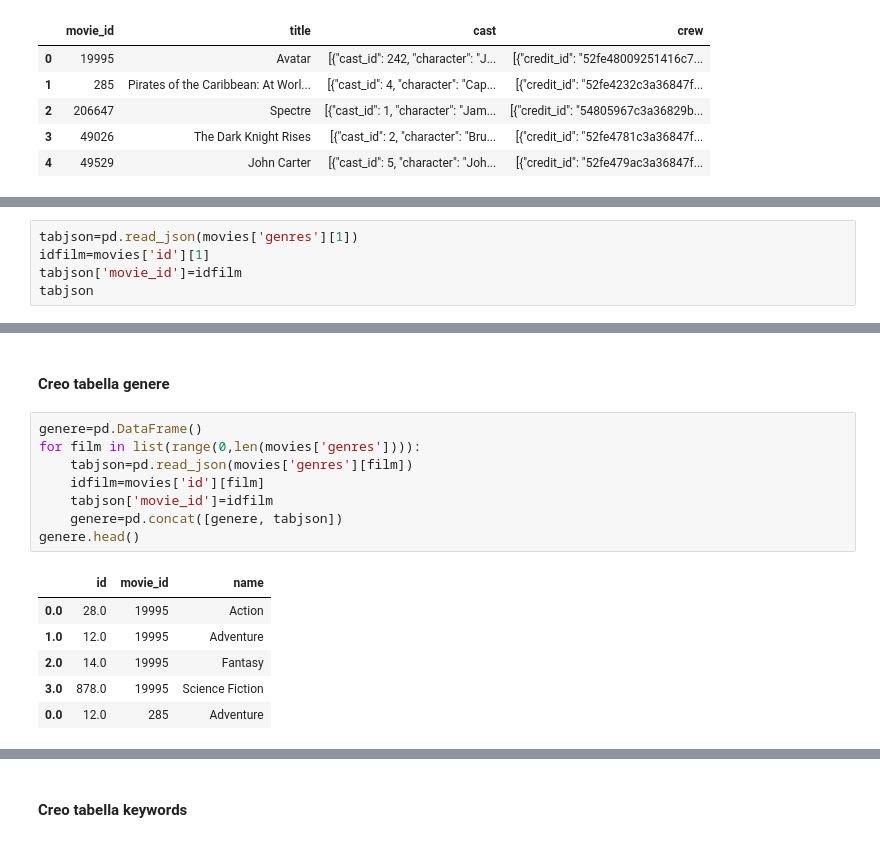
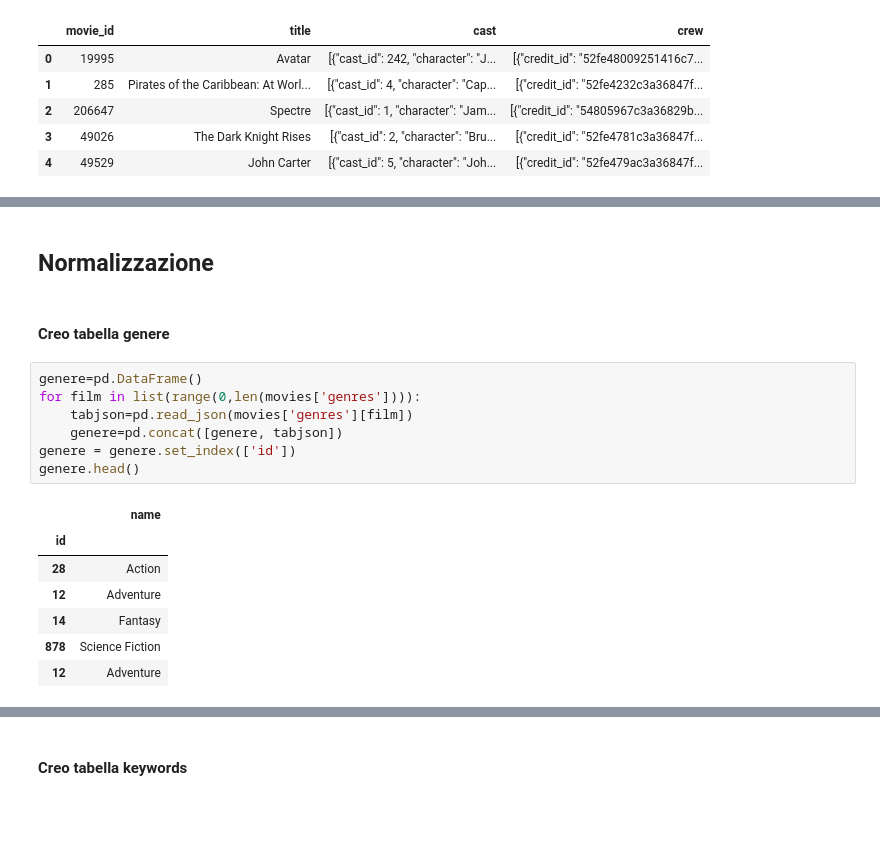
Before and after one commit to silviasantamaria/computerscience, a Jupyter notebook: Project+.ipynb, the cells around one changed output, grey strips where cells are left out. Saved outputs shown, nothing was run; the diff lists cells and outputs as text; blank space fills up the shorter version.

Commit message:
Normalizzazione

```diff
--- a/Project+.ipynb
+++ b/Project+.ipynb
@@ -33,5 +23,0 @@ Name: genres, dtype: object
-# %%
-tabjson=pd.read_json(movies['genres'][1])
-idfilm=movies['id'][1]
-tabjson['movie_id']=idfilm
-tabjson
@@ -65,17 +24,19 @@ vuoto[vuoto['movie_id']== 19995]
+# %% [markdown]
+## Normalizzazione
 # %% [markdown]
 #### Creo tabella genere
 # %%
 genere=pd.DataFrame()
 for film in list(range(0,len(movies['genres']))):
     tabjson=pd.read_json(movies['genres'][film])
-    idfilm=movies['id'][film]
-    tabjson['movie_id']=idfilm
     genere=pd.concat([genere, tabjson])
+genere = genere.set_index(['id'])
 genere.head()
 # %% [output]
-|  | id | movie_id | name |
-| 0.0 | 28.0 | 19995 | Action |
-| 1.0 | 12.0 | 19995 | Adventure |
-| 2.0 | 14.0 | 19995 | Fantasy |
-| 3.0 | 878.0 | 19995 | Science Fiction |
-| 0.0 | 12.0 | 285 | Adventure |
+|  | name |
+| id |  |
+| 28 | Action |
+| 12 | Adventure |
+| 14 | Fantasy |
+| 878 | Science Fiction |
+| 12 | Adventure |
```
Also changed, not shown: parts of 19 cells of this notebook.
